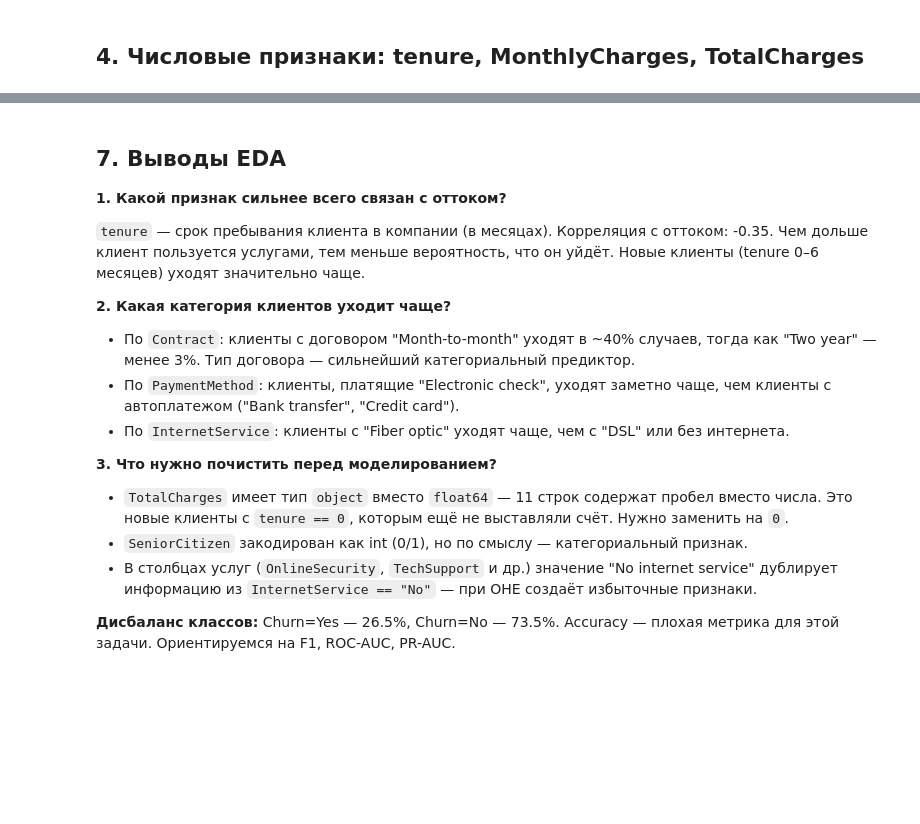
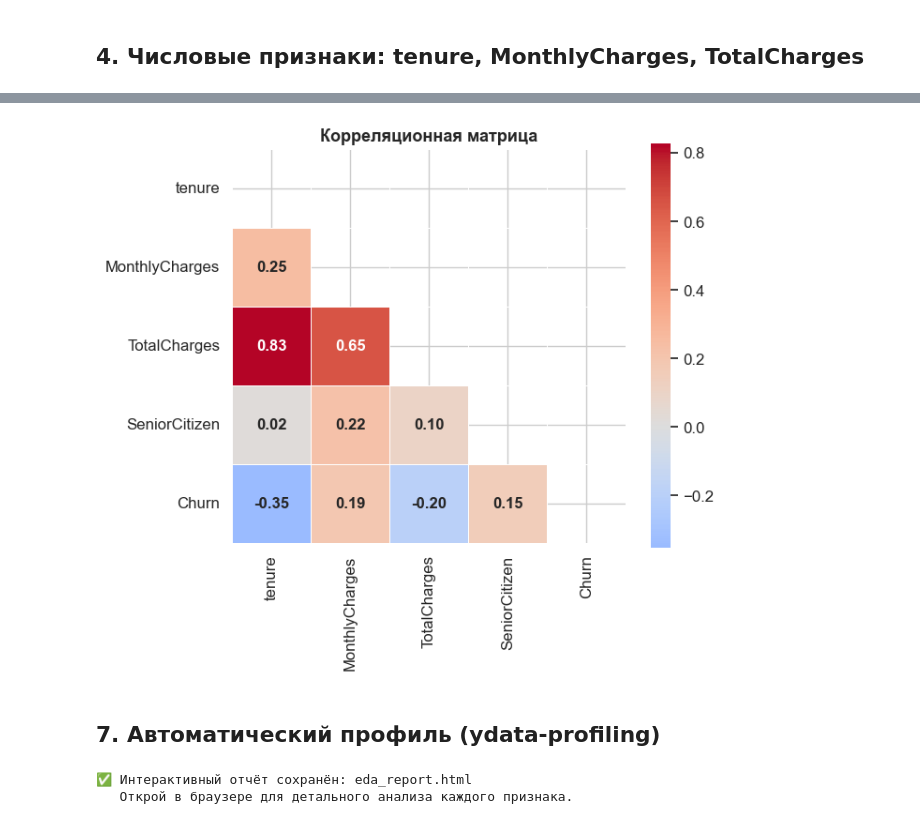
Before and after one commit to TopTatarin/churn-prediction, a Jupyter notebook: notebooks/01_eda.ipynb, the cells around one changed output, grey strips where cells are left out. Cells and saved outputs as stored; diff of their text form; code cells hidden in the pictures; blank space fills up the shorter version.

```diff
--- a/notebooks/01_eda.ipynb
+++ b/notebooks/01_eda.ipynb
@@ -131,27 +166,35 @@ sns.heatmap(corr, annot=True, cmap='coolwarm')
-# %% [markdown]
-## 7. Выводы EDA
-
-**1. Какой признак сильнее всего связан с оттоком?**
-
-`tenure` — срок пребывания клиента в компании (в месяцах). Корреляция с оттоком: -0.35.
-Чем дольше клиент пользуется услугами, тем меньше вероятность, что он уйдёт.
-Новые клиенты (tenure 0–6 месяцев) уходят значительно чаще.
-
-**2. Какая категория клиентов уходит чаще?**
-
-- По `Contract`: клиенты с договором "Month-to-month" уходят в ~40% случаев,
-  тогда как "Two year" — менее 3%. Тип договора — сильнейший категориальный предиктор.
-- По `PaymentMethod`: клиенты, платящие "Electronic check", уходят заметно чаще,
-  чем клиенты с автоплатежом ("Bank transfer", "Credit card").
-- По `InternetService`: клиенты с "Fiber optic" уходят чаще, чем с "DSL" или без интернета.
-
-**3. Что нужно почистить перед моделированием?**
-
-- `TotalCharges` имеет тип `object` вместо `float64` — 11 строк содержат пробел вместо числа.
-  Это новые клиенты с `tenure == 0`, которым ещё не выставляли счёт. Нужно заменить на `0`.
-- `SeniorCitizen` закодирован как int (0/1), но по смыслу — категориальный признак.
-- В столбцах услуг (`OnlineSecurity`, `TechSupport` и др.) значение "No internet service"
-  дублирует информацию из `InternetService == "No"` — при OHE создаёт избыточные признаки.
-
-**Дисбаланс классов:** Churn=Yes — 26.5%, Churn=No — 73.5%.
-Accuracy — плохая метрика для этой задачи. Ориентируемся на F1, ROC-AUC, PR-AUC.
+# %%
+df_corr = pd.DataFrame({
+    "tenure":          df["tenure"],
+    "MonthlyCharges":  df["MonthlyCharges"],
+    "TotalCharges":    pd.to_numeric(df["TotalCharges"], errors="coerce"),
+    "SeniorCitizen":   df["SeniorCitizen"],
+    "Churn":           (df["Churn"] == "Yes").astype(int),
+})
+
+fig, ax = plt.subplots(figsize=(7, 6))
+mask = np.triu(np.ones_like(df_corr.corr(), dtype=bool))
+sns.heatmap(df_corr.corr(), mask=mask, annot=True, fmt=".2f",
+            cmap="coolwarm", center=0, ax=ax, square=True,
+            linewidths=0.5, annot_kws={"size": 12, "weight": "bold"})
+ax.set_title("Корреляционная матрица", fontsize=13, fontweight="bold")
+plt.tight_layout()
+plt.show()
+# %% [output]
+[figure, added]
+# %% [markdown]
+## 7. Автоматический профиль (ydata-profiling)
+# %%
+try:
+    from ydata_profiling import ProfileReport
+    profile = ProfileReport(df, title="Telco Churn — EDA Report",
+                            minimal=True, explorative=True)
+    report_path = Path.cwd() / "eda_report.html"
+    profile.to_file(report_path)
+    print(f"✅ Интерактивный отчёт сохранён: {report_path.name}")
+    print("   Открой в браузере для детального анализа каждого признака.")
+except Exception as e:
+    print(f"ydata-profiling недоступен: {e}")
+# %% [output]
+✅ Интерактивный отчёт сохранён: eda_report.html
+   Открой в браузере для детального анализа каждого признака.
```
Also changed, not shown: parts of 20 cells of this notebook, 4 other files.
